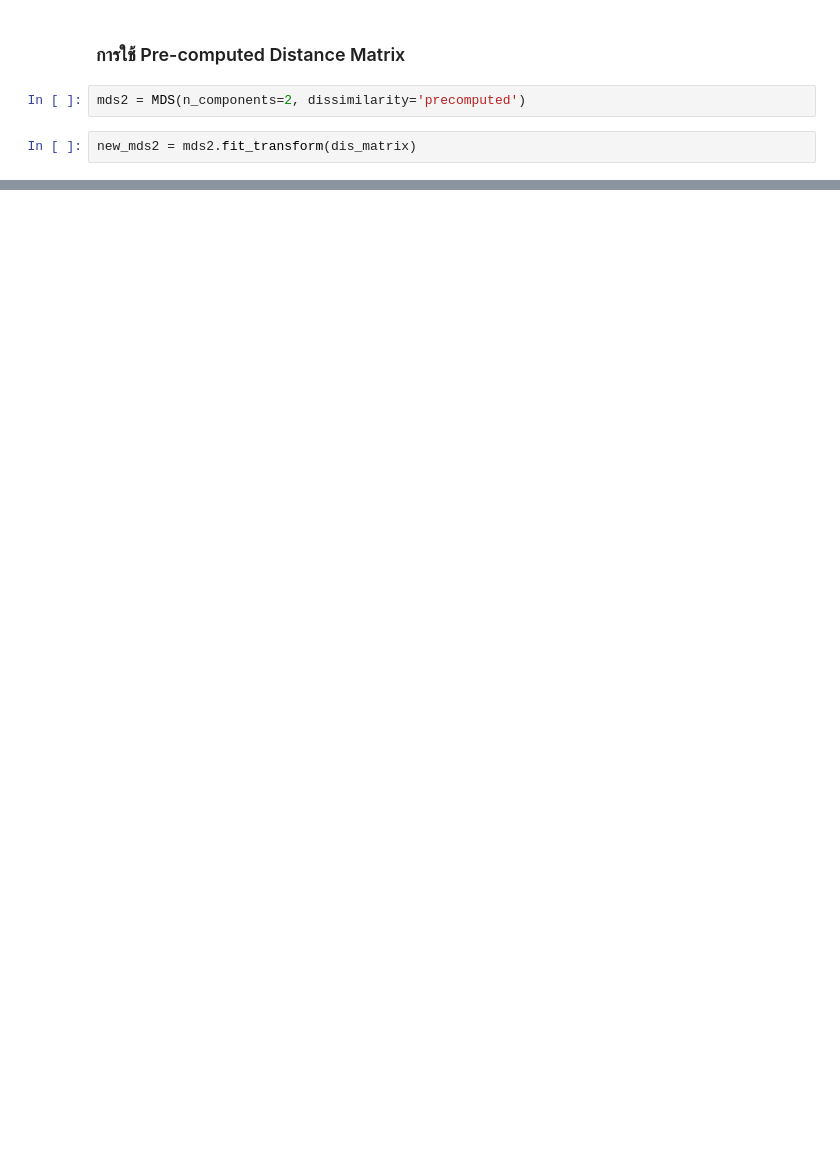
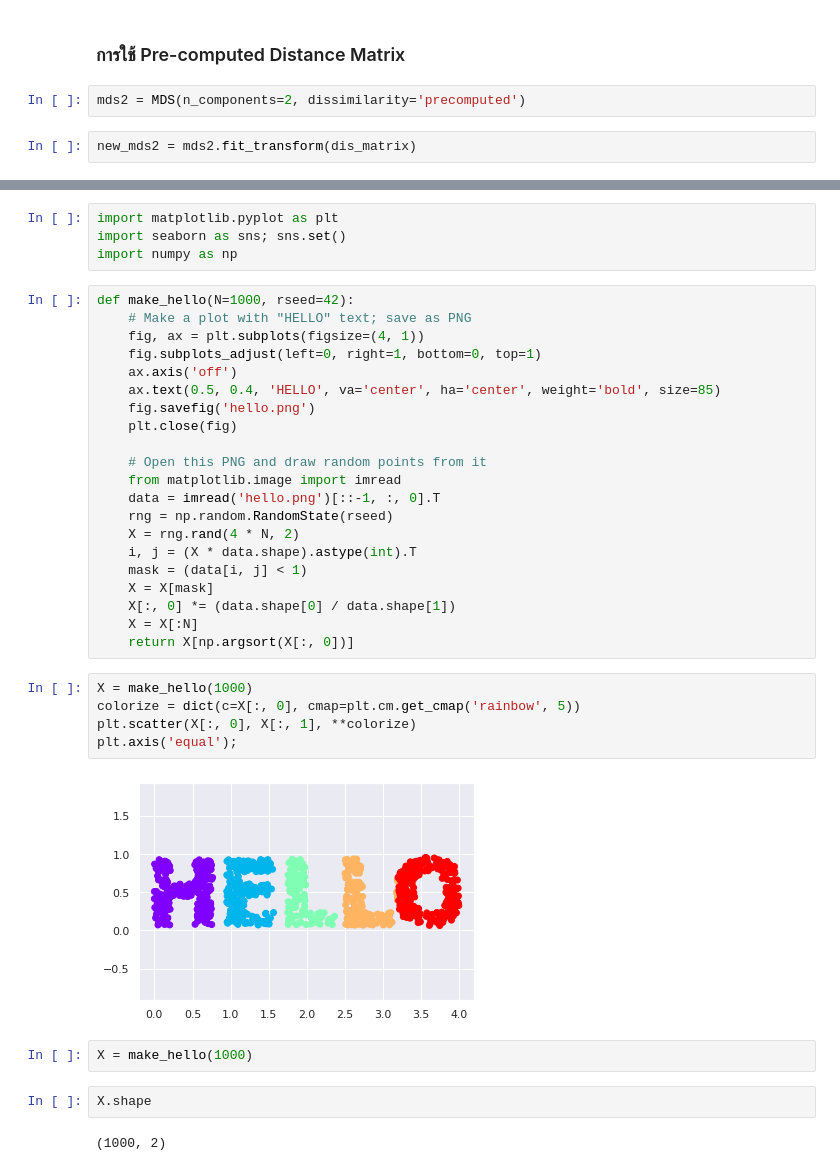
Before and after one commit to Jittiya/multivariate, a Jupyter notebook: Chapter_4_MDS.ipynb, the cells around one changed output, grey strips where cells are left out. Cells and saved outputs as stored; diff of their text form; blank space fills up the shorter version.

```diff
--- a/Chapter_4_MDS.ipynb
+++ b/Chapter_4_MDS.ipynb
@@ -168,0 +172,38 @@ plt.legend()
+# %%
+import matplotlib.pyplot as plt
+import seaborn as sns; sns.set()
+import numpy as np
+# %%
+def make_hello(N=1000, rseed=42):
+    # Make a plot with "HELLO" text; save as PNG
+    fig, ax = plt.subplots(figsize=(4, 1))
+    fig.subplots_adjust(left=0, right=1, bottom=0, top=1)
+    ax.axis('off')
+    ax.text(0.5, 0.4, 'HELLO', va='center', ha='center', weight='bold', size=85)
+    fig.savefig('hello.png')
+    plt.close(fig)
+
+    # Open this PNG and draw random points from it
+    from matplotlib.image import imread
+    data = imread('hello.png')[::-1, :, 0].T
+    rng = np.random.RandomState(rseed)
+    X = rng.rand(4 * N, 2)
+    i, j = (X * data.shape).astype(int).T
+    mask = (data[i, j] < 1)
+    X = X[mask]
+    X[:, 0] *= (data.shape[0] / data.shape[1])
+    X = X[:N]
+    return X[np.argsort(X[:, 0])]
+# %%
+X = make_hello(1000)
+colorize = dict(c=X[:, 0], cmap=plt.cm.get_cmap('rainbow', 5))
+plt.scatter(X[:, 0], X[:, 1], **colorize)
+plt.axis('equal');
+# %% [output]
+[figure, added]
+# %%
+X = make_hello(1000)
+# %%
+X.shape
+# %% [output]
+(1000, 2)
```
Also changed, not shown: parts of 27 cells of this notebook.
